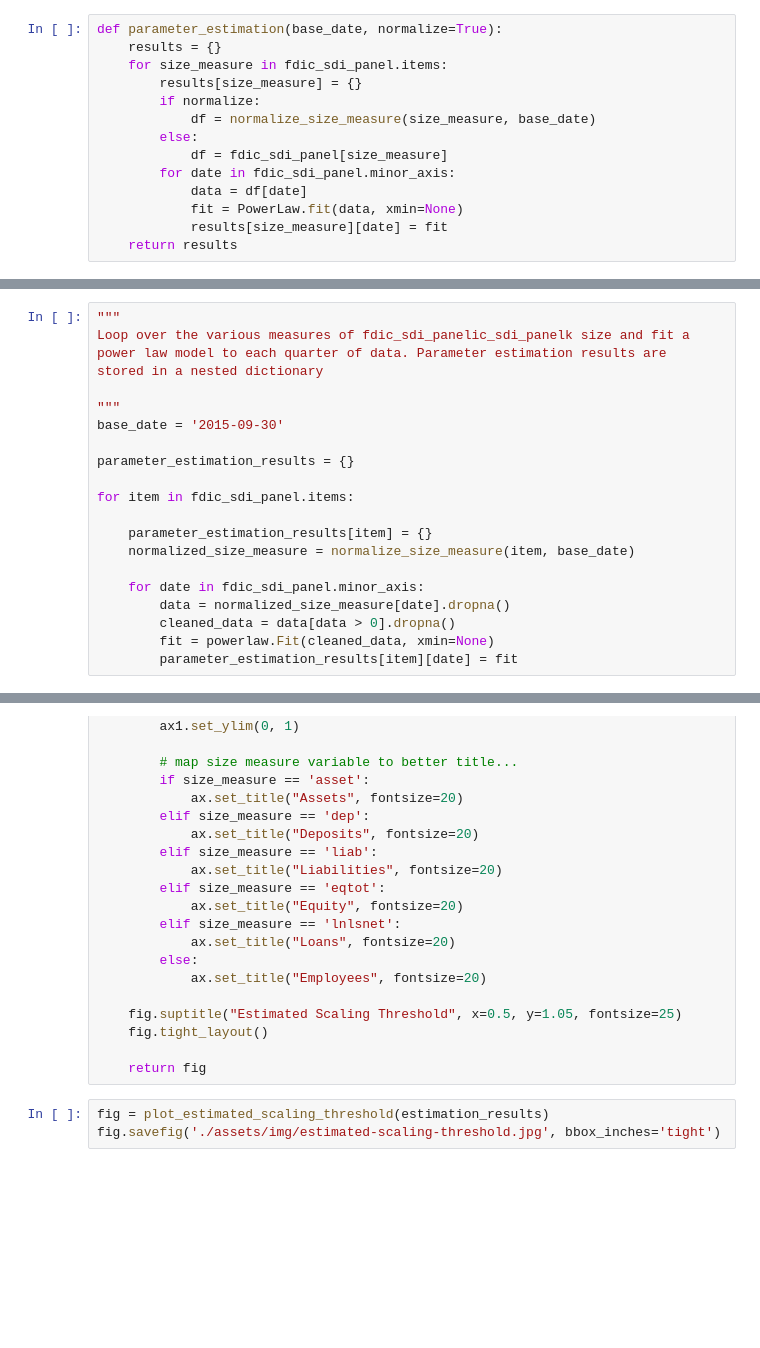
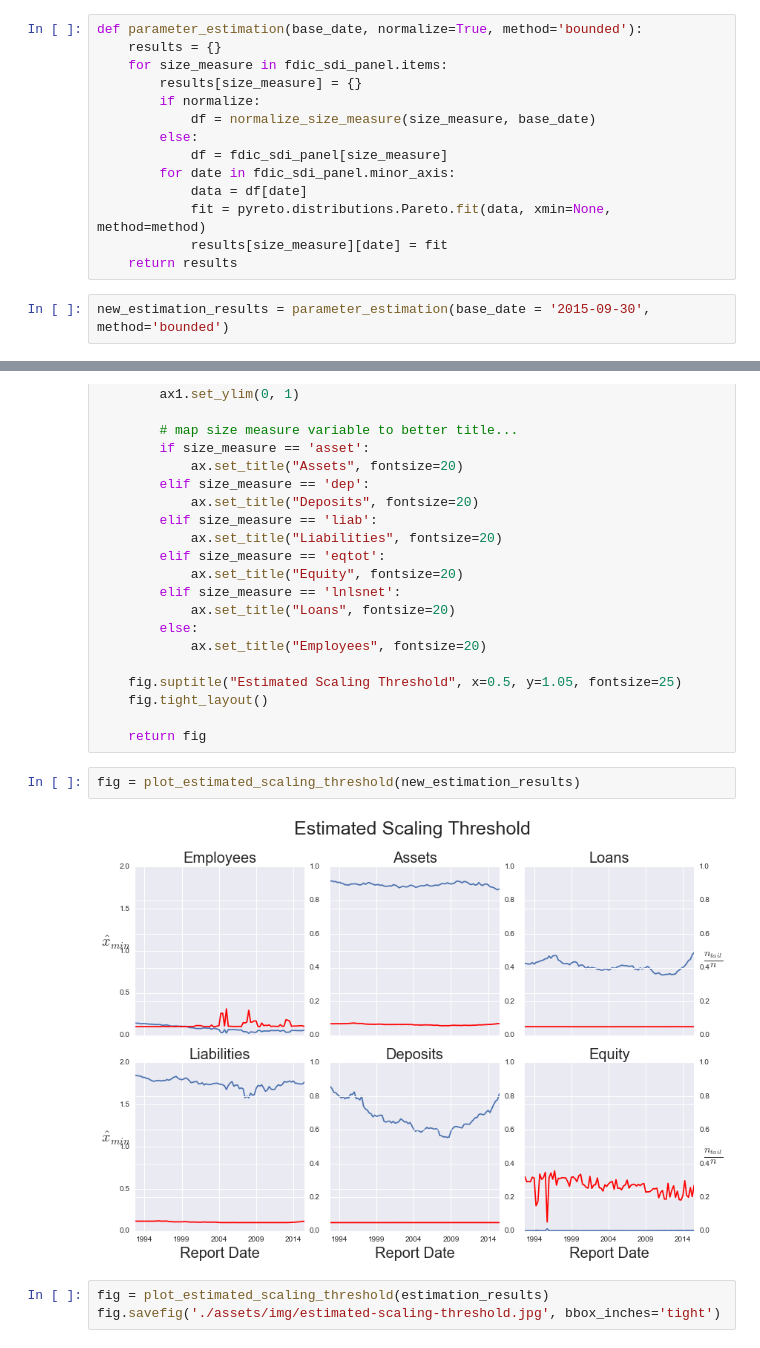
Before and after one commit to davidrpugh/talks, a Jupyter notebook: 2016/pydata-amsterdam/pydata-amsterdam.ipynb, the cells around one changed output, grey strips where cells are left out. Drawn from its saved outputs; the diff is of its cells as text; blank space fills up the shorter version.

```diff
--- a/2016/pydata-amsterdam/pydata-amsterdam.ipynb
+++ b/2016/pydata-amsterdam/pydata-amsterdam.ipynb
@@ -470,5 +262,5 @@ def vuong_likelihood_ratio_test(result1, result2):
 # %%
-def parameter_estimation(base_date, normalize=True):
+def parameter_estimation(base_date, normalize=True, method='bounded'):
     results = {}
     for size_measure in fdic_sdi_panel.items:
         results[size_measure] = {}
@@ -478,9 +270,11 @@ def parameter_estimation(base_date, normalize=True):
             df = fdic_sdi_panel[size_measure]
         for date in fdic_sdi_panel.minor_axis:
             data = df[date]
-            fit = PowerLaw.fit(data, xmin=None)
+            fit = pyreto.distributions.Pareto.fit(data, xmin=None, method=method)
             results[size_measure][date] = fit
     return results
+# %%
+new_estimation_results = parameter_estimation(base_date = '2015-09-30', method='bounded')
 # %%
 estimation_results = parameter_estimation(base_date = '2015-09-30')
 # %% [markdown]
@@ -492,24 +286,3 @@ But this maximum likelihood estimator holds only for a <em>given</em> value of $
 </ol>
 
 <p>In order to get estimates of parameter uncertainty that accurately take into account the flexibility introduced by the joint estimation of $\alpha$ and $x_{min}$, standard errors and confidence intervals for the parameter estimates are estimated using a basic non-parametric bootstrap procedure.</p>
-# %%
-"""
-Loop over the various measures of fdic_sdi_panelic_sdi_panelk size and fit a
-power law model to each quarter of data. Parameter estimation results are
-stored in a nested dictionary
-
-"""
-base_date = '2015-09-30'
-
-parameter_estimation_results = {}
-
-for item in fdic_sdi_panel.items:
-
-    parameter_estimation_results[item] = {}
-    normalized_size_measure = normalize_size_measure(item, base_date)
-
-    for date in fdic_sdi_panel.minor_axis:
-        data = normalized_size_measure[date].dropna()
-        cleaned_data = data[data > 0].dropna()
-        fit = powerlaw.Fit(cleaned_data, xmin=None)
-        parameter_estimation_results[item][date] = fit
@@ -591,6 +346,10 @@ def plot_estimated_scaling_threshold(estimation_results, figsize=(12, 8), sharey
     fig.tight_layout()
 
     return fig
+# %%
+fig = plot_estimated_scaling_threshold(new_estimation_results)
+# %% [output]
+[figure, added]
 # %%
 fig = plot_estimated_scaling_threshold(estimation_results)
 fig.savefig('./assets/img/estimated-scaling-threshold.jpg', bbox_inches='tight')
```
Also changed, not shown: parts of 19 cells of this notebook.
